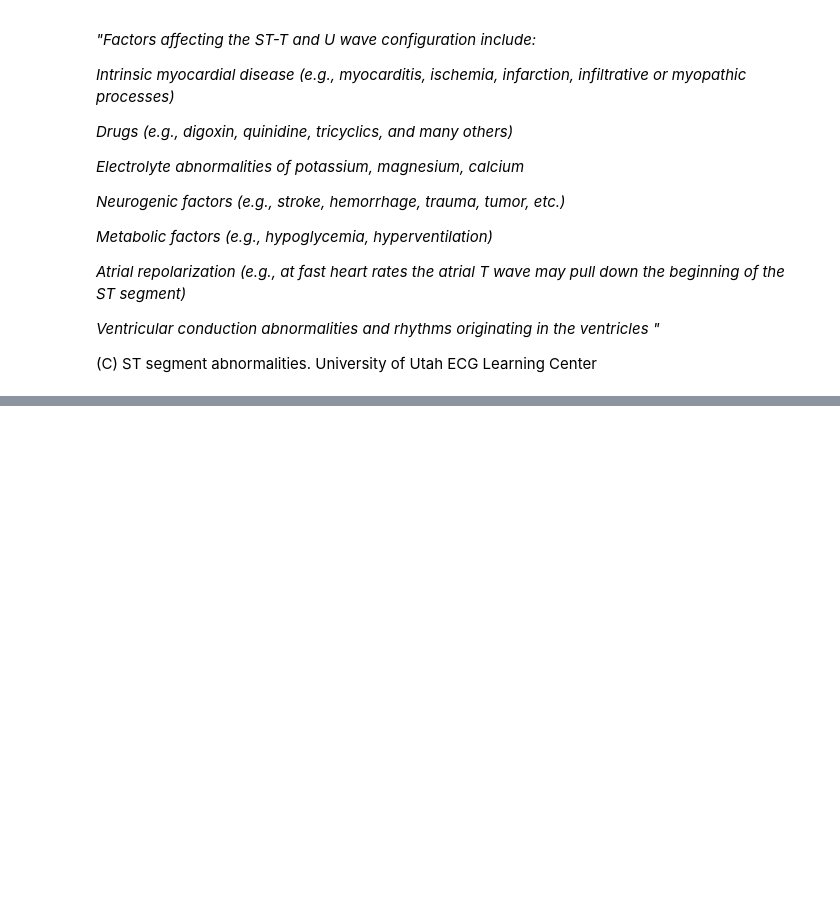
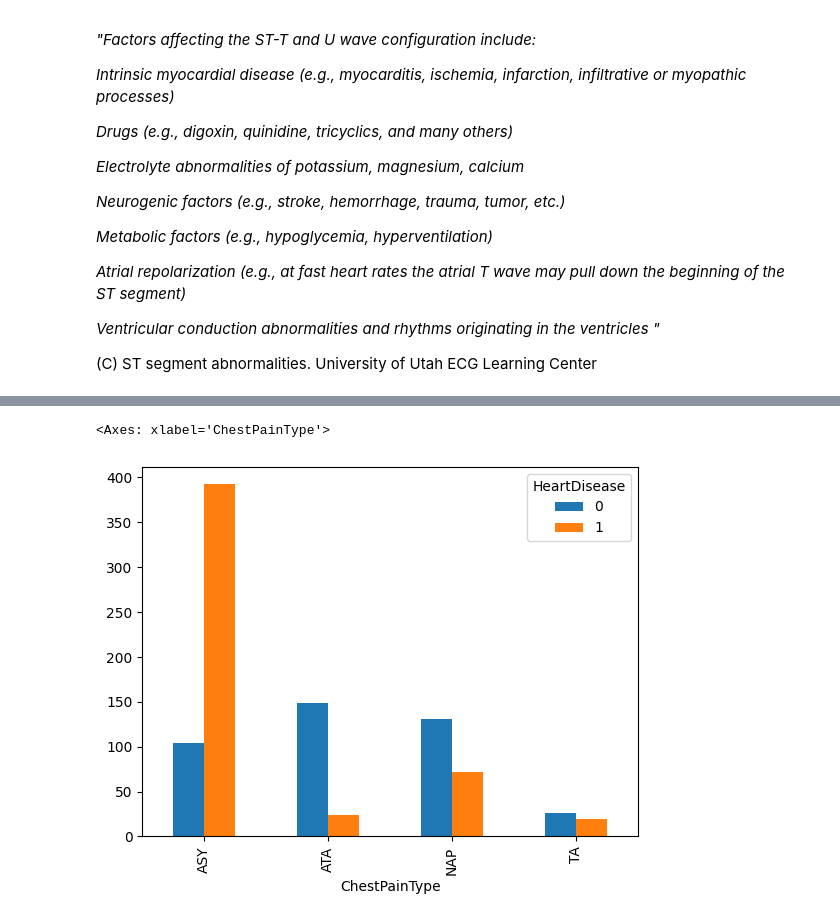
Before and after one commit to MaryiaKhomchanka/HeartFailure_MachineLearning_Training_Project, a Jupyter notebook: data_analysis.ipynb, the cells around one changed output, grey strips where cells are left out. Saved outputs shown, nothing was run; the diff lists cells and outputs as text; code cells hidden in the pictures; blank space fills up the shorter version.

Commit message:
Add ST-depression analysis, start ChestPainType analysis

```diff
--- a/data_analysis.ipynb
+++ b/data_analysis.ipynb
@@ -183,0 +190,5 @@ heart.boxplot(column = "Oldpeak", by = "HeartDisease")
+# %%
+pd.crosstab(heart["ChestPainType"], heart["HeartDisease"]).plot(kind = "bar")
+# %% [output]
+<Axes: xlabel='ChestPainType'>
+[figure, added]
```
Also changed, not shown: parts of 2 cells of this notebook.
